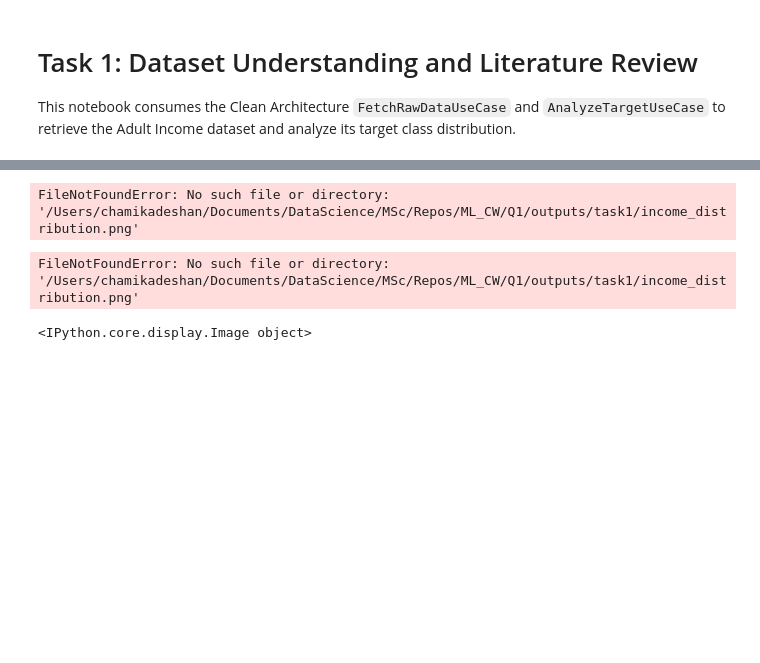
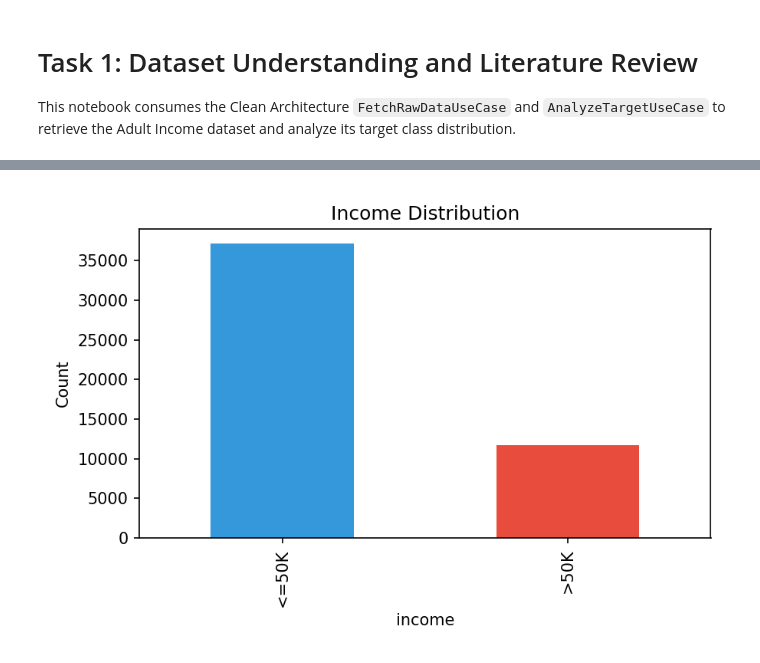
Before and after one commit to deshancha/machinelearning_cw, a Jupyter notebook: Q1/Task1.ipynb, the cells around one changed output, grey strips where cells are left out. Cells and saved outputs as stored; diff of their text form; code cells hidden in the pictures; blank space fills up the shorter version.

```diff
--- a/Q1/Task1.ipynb
+++ b/Q1/Task1.ipynb
@@ -40,5 +40,5 @@ output_dir = os.path.join(os.getcwd(), "outputs/task1")
 analyze_usecase.execute(output_dir)
 
 # Render the saved target distribution plot
-display(Image(os.path.join(output_dir, "income_distribution.png")))
+display(Image(os.path.join(output_dir, "target_distribution.png")))
 # %% [output]
@@ -55,3 +55 @@ Name: count, dtype: int64
-FileNotFoundError: No such file or directory: '/Users/chamikadeshan/Documents/DataScience/MSc/Repos/ML_CW/Q1/outputs/task1/income_distribution.png'
-FileNotFoundError: No such file or directory: '/Users/chamikadeshan/Documents/DataScience/MSc/Repos/ML_CW/Q1/outputs/task1/income_distribution.png'
-<IPython.core.display.Image object>
+[figure, added]
```
Also changed, not shown: parts of 2 cells of this notebook, 1 other file.
